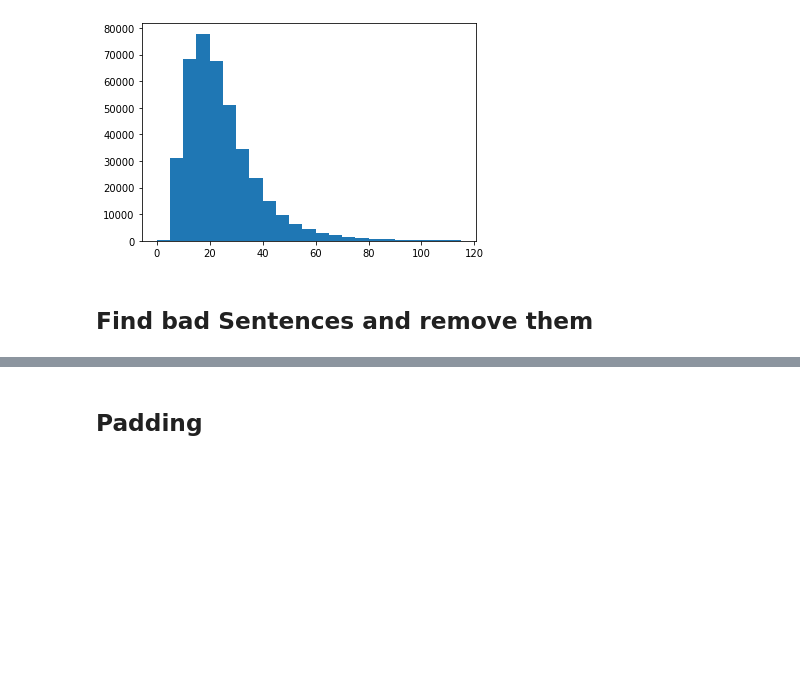
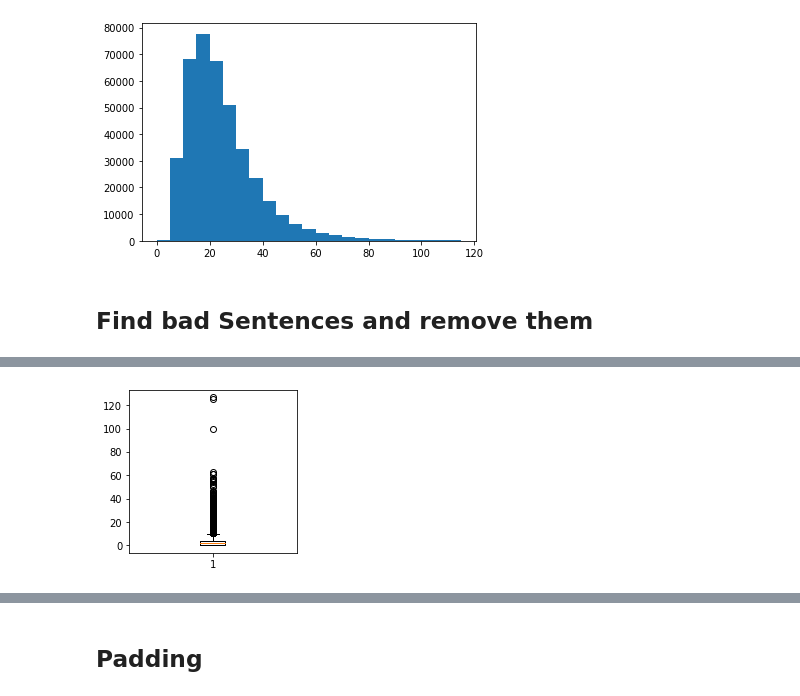
Before and after one commit to E-Ghafour/Persian-Name-Entitiy-Recognition-Ner-, a Jupyter notebook: Code/Persian_Name_Entitiy_Recognition.ipynb, the cells around one changed output, grey strips where cells are left out. Saved outputs shown, nothing was run; the diff lists cells and outputs as text; code cells hidden in the pictures; blank space fills up the shorter version.

```diff
--- a/Code/Persian_Name_Entitiy_Recognition.ipynb
+++ b/Code/Persian_Name_Entitiy_Recognition.ipynb
@@ -277,0 +297,3 @@ dataSentenses.reset_index(drop = True)
+# %%
+senLens = [len(sen) for sen in list_tokenized_train]
+len(senLens)
@@ -277,0 +305,5 @@ dataSentenses.reset_index(drop = True)
+# %%
+senInfo = pd.DataFrame()
+senInfo['Lens'] = senLens
+senInfo['O_Count'] = list(dataSentences['Label'].str.count('O'))
+senInfo
@@ -277,0 +324,3 @@ dataSentenses.reset_index(drop = True)
+# %%
+senInfo['NE_Count'] = senInfo['Lens'] - senInfo['O_Count']
+senInfo
@@ -277,0 +353,2 @@ dataSentenses.reset_index(drop = True)
+# %%
+senInfo['NE/Len'] = senInfo['NE_Count'] / (senInfo['Lens']) * 100
@@ -277,0 +435,7 @@ dataSentenses.reset_index(drop = True)
+# %%
+import matplotlib.pyplot as plt
+fig = plt.figure(figsize =(3, 3))
+plt.boxplot(senInfo['NE_Count'])
+plt.show()
+# %% [output]
+[figure, added]
```
Also changed, not shown: parts of 57 cells of this notebook.
